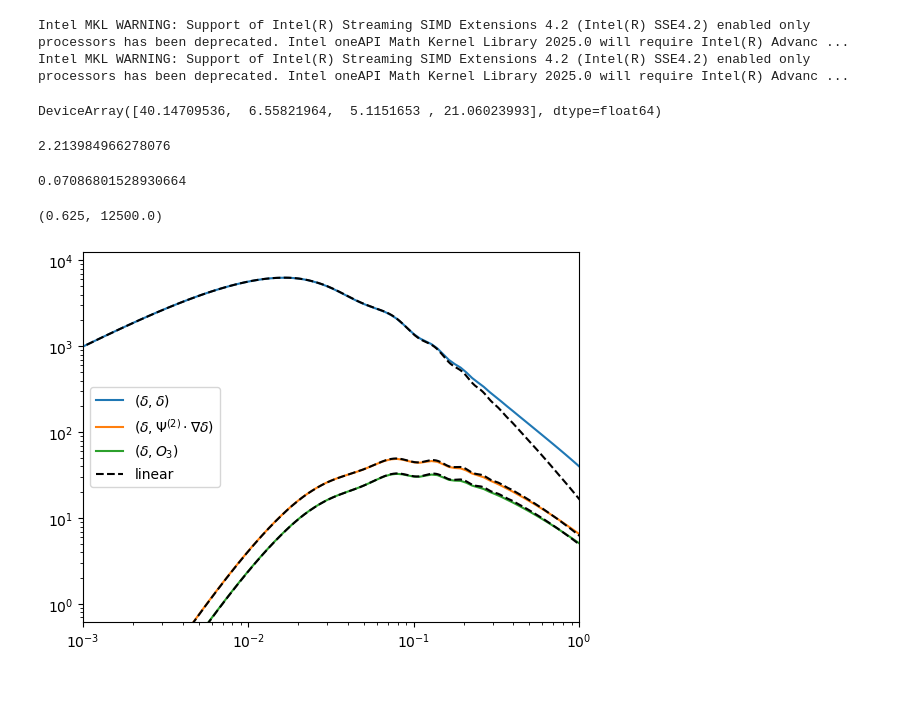
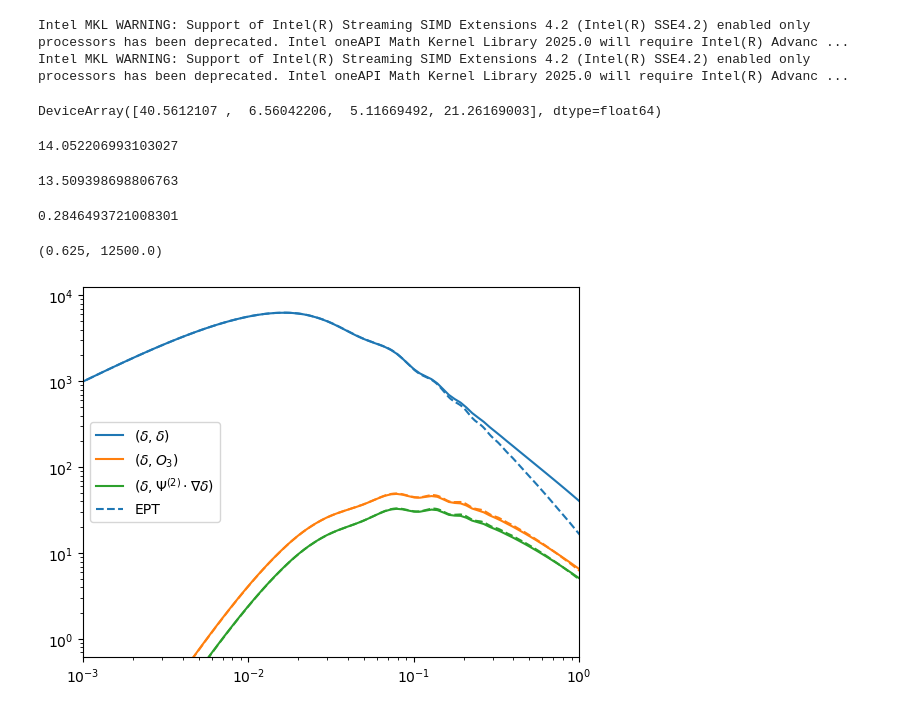
Before and after one commit to sfschen/JAXZeNBu, a Jupyter notebook: Transfer Functions.ipynb, the cells around one changed output. Cells and saved outputs as stored; diff of their text form; code cells hidden in the pictures.

```diff
--- a/Transfer Functions.ipynb
+++ b/Transfer Functions.ipynb
@@ -17,12 +16,12 @@ klin, plin = np.loadtxt('Pk_Planck15_Table4.txt', unpack=True);
 # %%
 from transfer_functions import Zenbu
 # %%
-modPT = Zenbu(klin,plin)
+modPT = Zenbu(klin,plin,jn=20)
 # %%
 D = 0.5
 modPT.p_integrals(1.0, D)
 # %% [output]
-DeviceArray([40.14709536,  6.55821964,  5.1151653 , 21.06023993], dtype=float64)
+DeviceArray([40.5612107 ,  6.56042206,  5.11669492, 21.26169003], dtype=float64)
 # %%
 import time
 
@@ -32,7 +31,15 @@ t2 = time.time()
 
 print(t2-t1)
 # %% [output]
-2.213984966278076
+14.052206993103027
+# %%
+t1 = time.time()
+ptable = modPT.make_ptable(D)
+t2 = time.time()
+
+print(t2-t1)
+# %% [output]
+13.509398698806763
 # %%
 from jax import jit
 
@@ -45,20 +52,20 @@ t2 = time.time()
 
 print(t2-t1)
 # %% [output]
-0.07086801528930664
+0.2846493721008301
 # %%
 plt.loglog(ptable[:,0], ptable[:,1], label=r'$(\delta,\delta)$')
-plt.loglog(ptable[:,0], ptable[:,2], label=r'$(\delta,\Psi^{(2)}\cdot\nabla\delta)$')
-plt.loglog(ptable[:,0], ptable[:,3], label=r'$(\delta,O_3)$')
+plt.loglog(ptable[:,0], ptable[:,2], label=r'$(\delta,O_3)$')
+plt.loglog(ptable[:,0], ptable[:,3], label=r'$(\delta,\Psi^{(2)}\cdot\nabla\delta)$')
 
-plt.loglog(modPT.qf.k, D**2 * modPT.qf.p,'k--',label='linear')
-plt.loglog(modPT.qf.k, D**4 * modPT.qf.Rb3, 'k--')
-plt.loglog(modPT.qf.k, D**4 * 3./7*(modPT.qf.R1 + modPT.qf.R2), 'k--')
+plt.loglog(modPT.qf.k, D**2 * modPT.qf.p,'C0--',label='EPT')
+plt.loglog(modPT.qf.k, D**4 * modPT.qf.Rb3, 'C1--')
+plt.loglog(modPT.qf.k, D**4 * 3./7*(modPT.qf.R1 + modPT.qf.R2), 'C2--')
 
 plt.legend()
 
 plt.xlim(1e-3,1)
 plt.ylim(1e1*D**4,5e4*D**2)
 # %% [output]
 (0.625, 12500.0)
-[figure, old version]
+[figure, new version]
```
Also changed, not shown: parts of 1 cell of this notebook.
